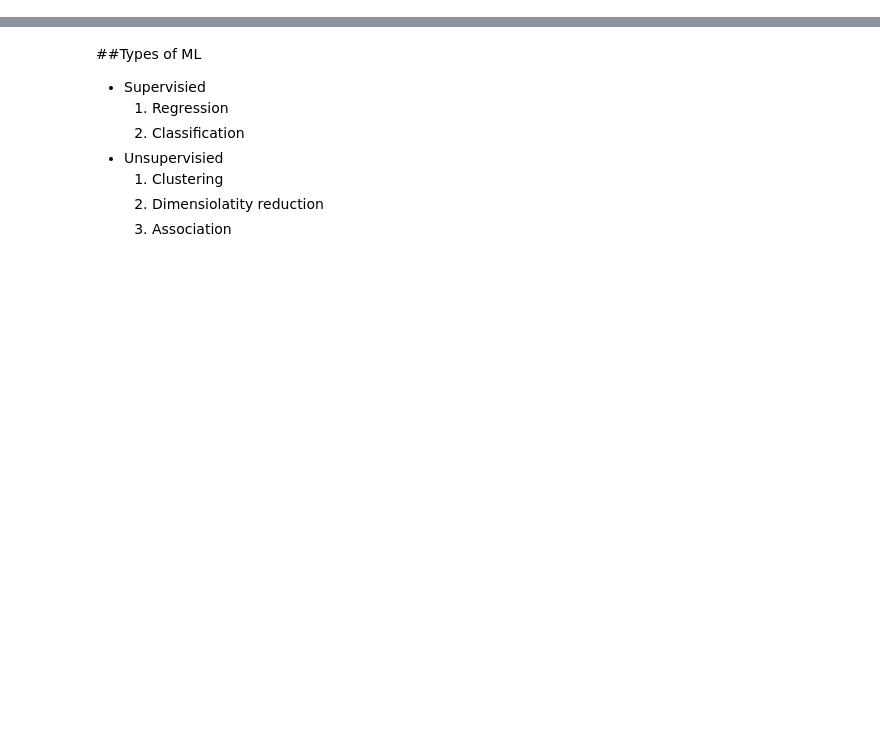
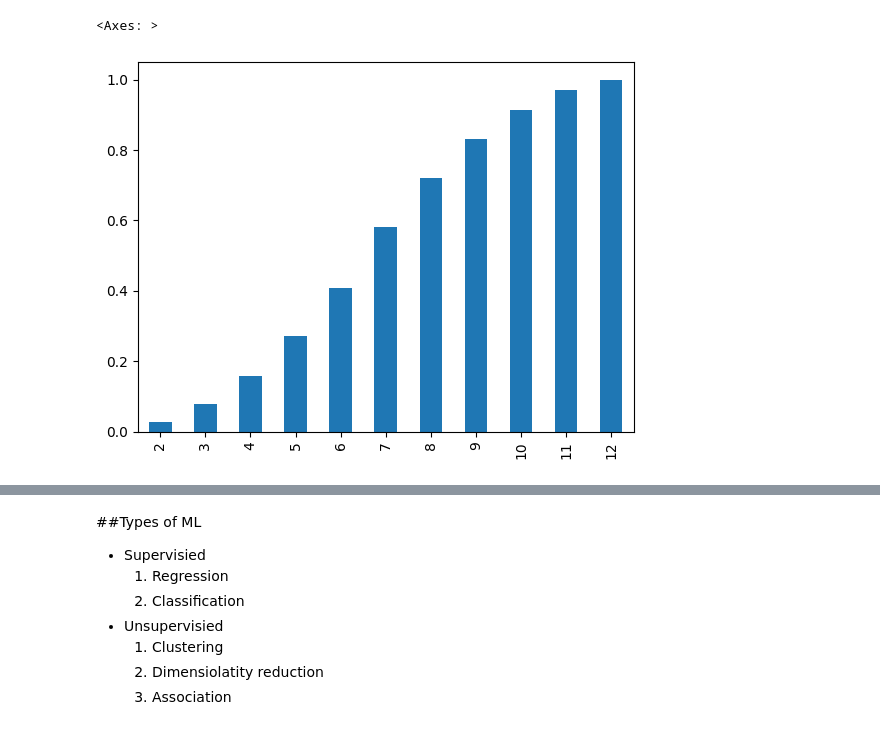
Before and after one commit to AdityaMali918/Python, a Jupyter notebook: Machine_Learning.ipynb, the cells around one changed output, grey strips where cells are left out. Drawn from its saved outputs; the diff is of its cells as text; code cells hidden in the pictures; blank space fills up the shorter version.

```diff
--- a/Machine_Learning.ipynb
+++ b/Machine_Learning.ipynb
@@ -2,0 +158,5 @@
+# %%
+np.cumsum(S).plot(kind='bar')
+# %% [output]
+<Axes: >
+[figure, added]
```
Also changed, not shown: parts of 39 cells of this notebook.
